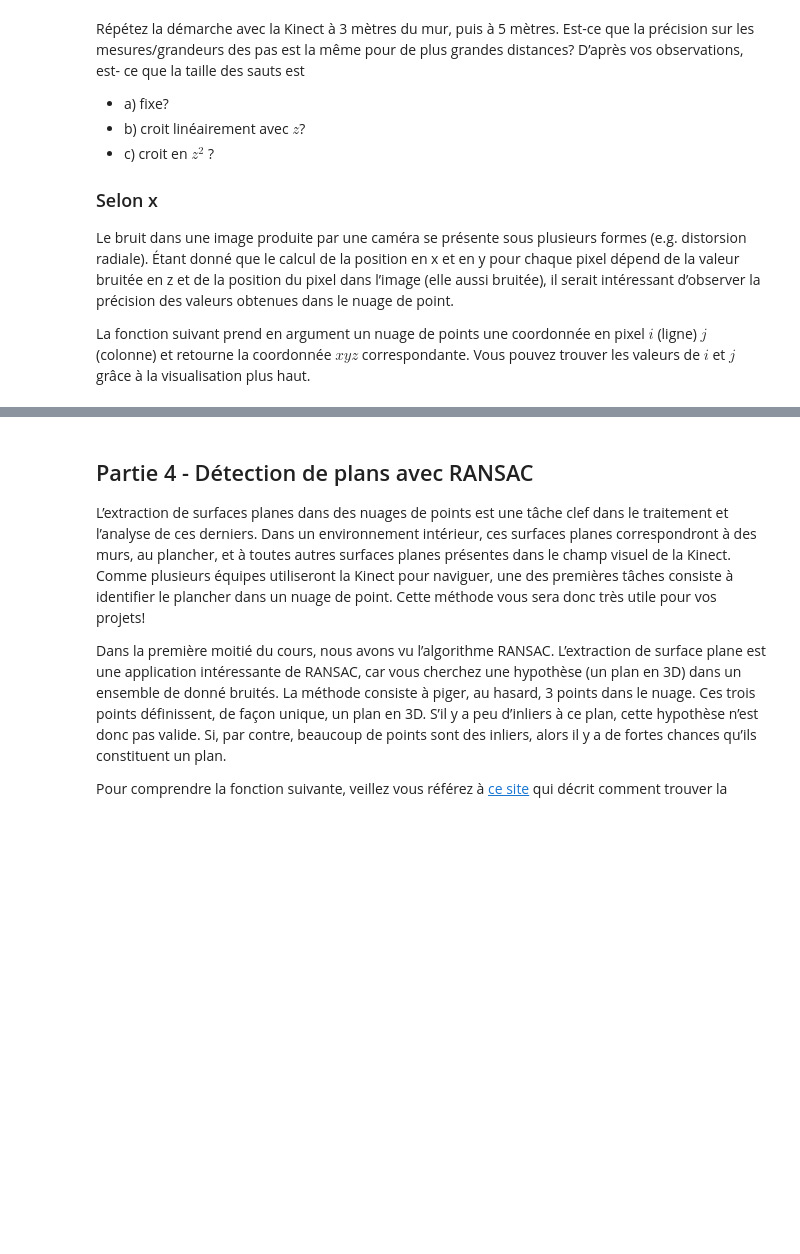
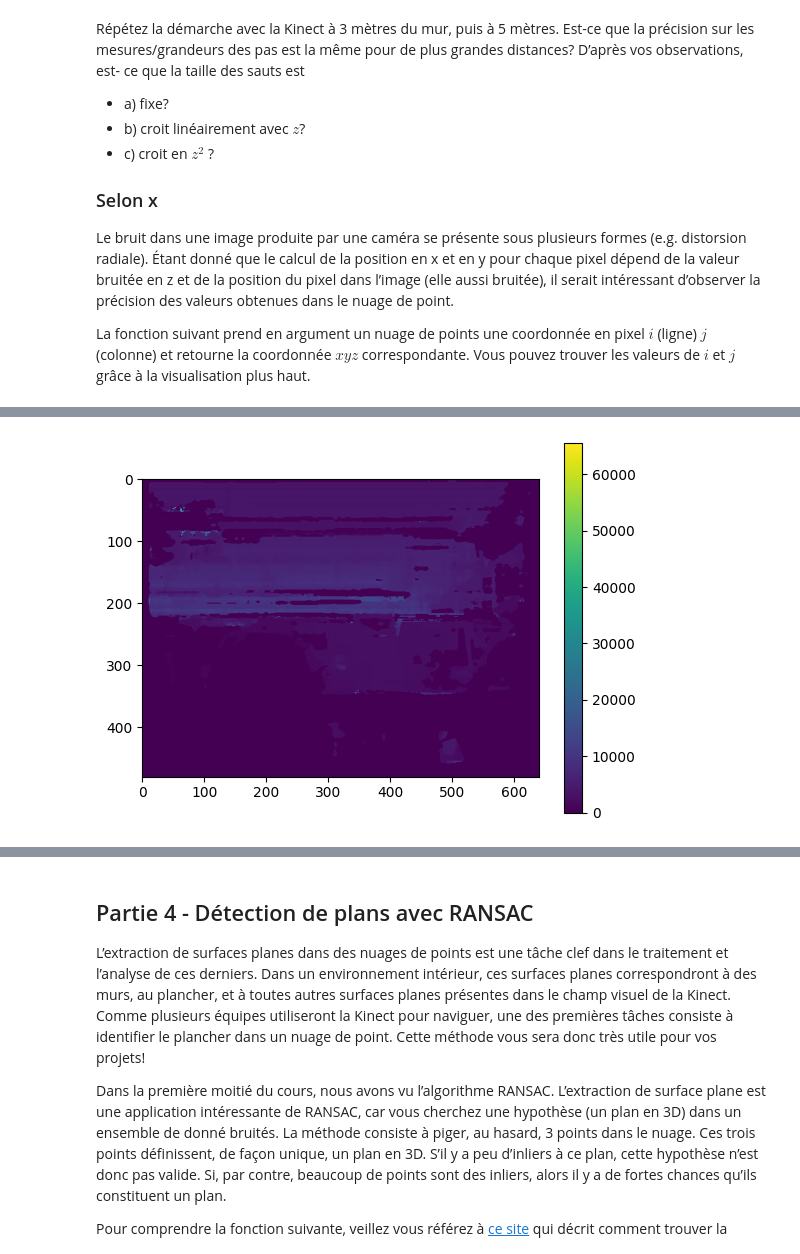
Before and after one commit to norlab-ulaval/glo4001, a Jupyter notebook: Laboratoire 4.ipynb, the cells around one changed output, grey strips where cells are left out. Saved outputs shown, nothing was run; the diff lists cells and outputs as text; code cells hidden in the pictures; blank space fills up the shorter version.

```diff
--- a/Laboratoire 4.ipynb
+++ b/Laboratoire 4.ipynb
@@ -206,3 +217,8 @@ show_kinect_data(depth_data)
+# %%
+depth_data = (camera.peek_depth())
+show_depth_data(depth_data)
+# %% [output]
+[figure, added]
 # %%
 i, j = 77, 424  #TODO
 points = to_points(depth_data, keep_invalid_points=True)  # keep_invalid_points is used keep 640x480 points
```
Also changed, not shown: parts of 12 cells of this notebook, 7 other files.
